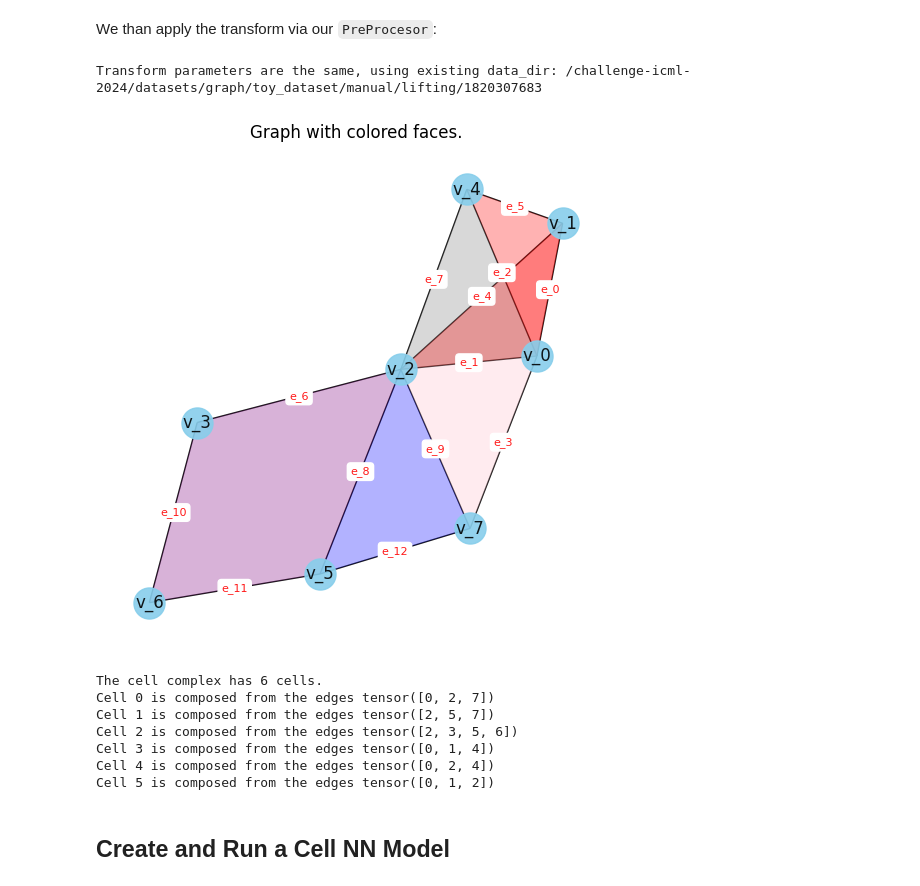
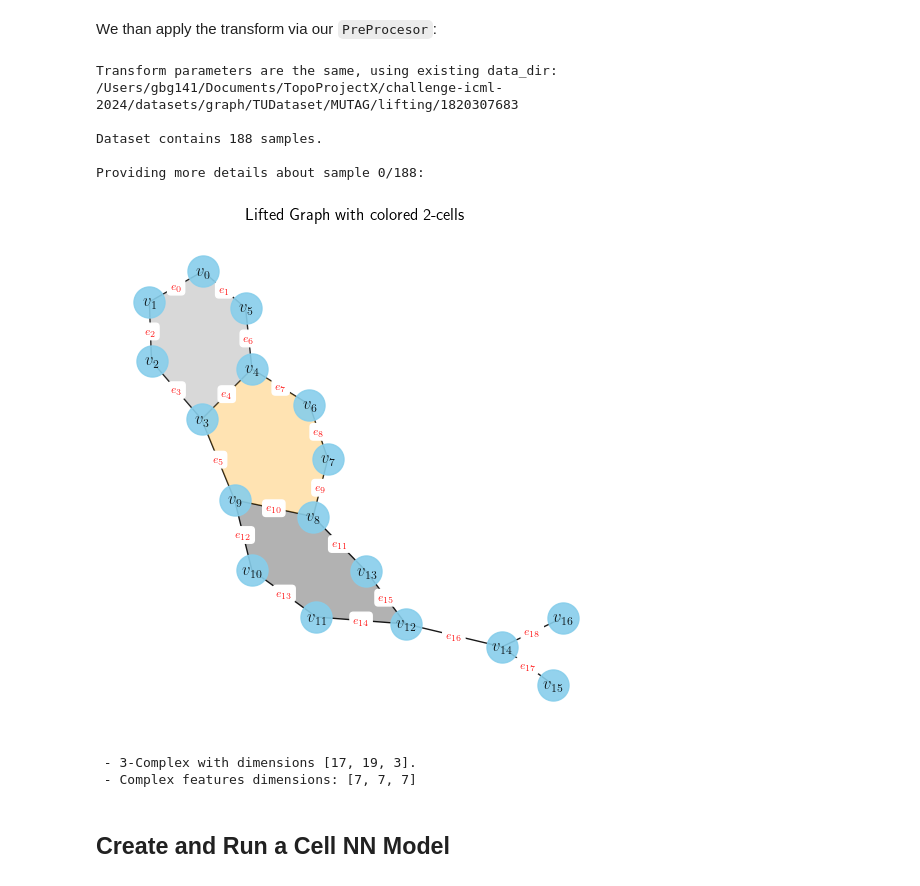
Before and after one commit to pyt-team/challenge-icml-2024, a Jupyter notebook: tutorials/graph2cell/cycle_lifting.ipynb, the cells around one changed output. Drawn from its saved outputs; the diff is of its cells as text; code cells hidden in the pictures.

```diff
--- a/tutorials/graph2cell/cycle_lifting.ipynb
+++ b/tutorials/graph2cell/cycle_lifting.ipynb
@@ -121,40 +107,18 @@ transform_config = {
  'feature_lifting': 'ProjectionSum'}
 # %% [markdown]
 We than apply the transform via our `PreProcesor`:
-# %%
-data = PreProcessor(data, transform_config, dataset.data_dir)
-if dataset_name == "manual_dataset":
-    plot_manual_graph(data)
-# %% [output]
-Transform parameters are the same, using existing data_dir: /challenge-icml-2024/datasets/graph/toy_dataset/manual/lifting/1820307683
-[figure, removed]
-# %%
-edges2nodes = [[] for _ in range(data.incidence_1.shape[1])]
-indices = data.incidence_1.coalesce().indices()
-for i in range(data.incidence_1.shape[1]):
-    edges2nodes[i] = indices[0, indices[1, :] == i]
-edges2nodes = torch.stack(edges2nodes)
-
-incidence_2 = data.incidence_2.coalesce()
-indices = incidence_2.indices()
-
-print(f"The cell complex has {incidence_2.shape[1]} cells.")
-for cell_idx in torch.unique(indices[1]):
-    corresponding_idxs = indices[1] == cell_idx
-    edges = indices[0, corresponding_idxs]
-    nodes = torch.unique(edges2nodes[edges])
-    print(f"Cell {cell_idx} is composed from the edges {nodes}")
-    if cell_idx >= 10:
-        print("...")
-        break
-# %% [output]
-The cell complex has 6 cells.
-Cell 0 is composed from the edges tensor([0, 2, 7])
-Cell 1 is composed from the edges tensor([2, 5, 7])
-Cell 2 is composed from the edges tensor([2, 3, 5, 6])
-Cell 3 is composed from the edges tensor([0, 1, 4])
-Cell 4 is composed from the edges tensor([0, 2, 4])
-Cell 5 is composed from the edges tensor([0, 1, 2])
+# %%
+lifted_dataset = PreProcessor(dataset, transform_config, loader.data_dir)
+describe_data(lifted_dataset)
+# %% [output]
+Transform parameters are the same, using existing data_dir: /Users/gbg141/Documents/TopoProjectX/challenge-icml-2024/datasets/graph/TUDataset/MUTAG/lifting/1820307683
+
+Dataset contains 188 samples.
+
+Providing more details about sample 0/188:
+[figure, added]
+ - 3-Complex with dimensions [17, 19, 3].
+ - Complex features dimensions: [7, 7, 7]
 # %% [markdown]
 ## Create and Run a Cell NN Model
 # %% [markdown]
```
Also changed, not shown: parts of 11 cells of this notebook, 21 other files.
